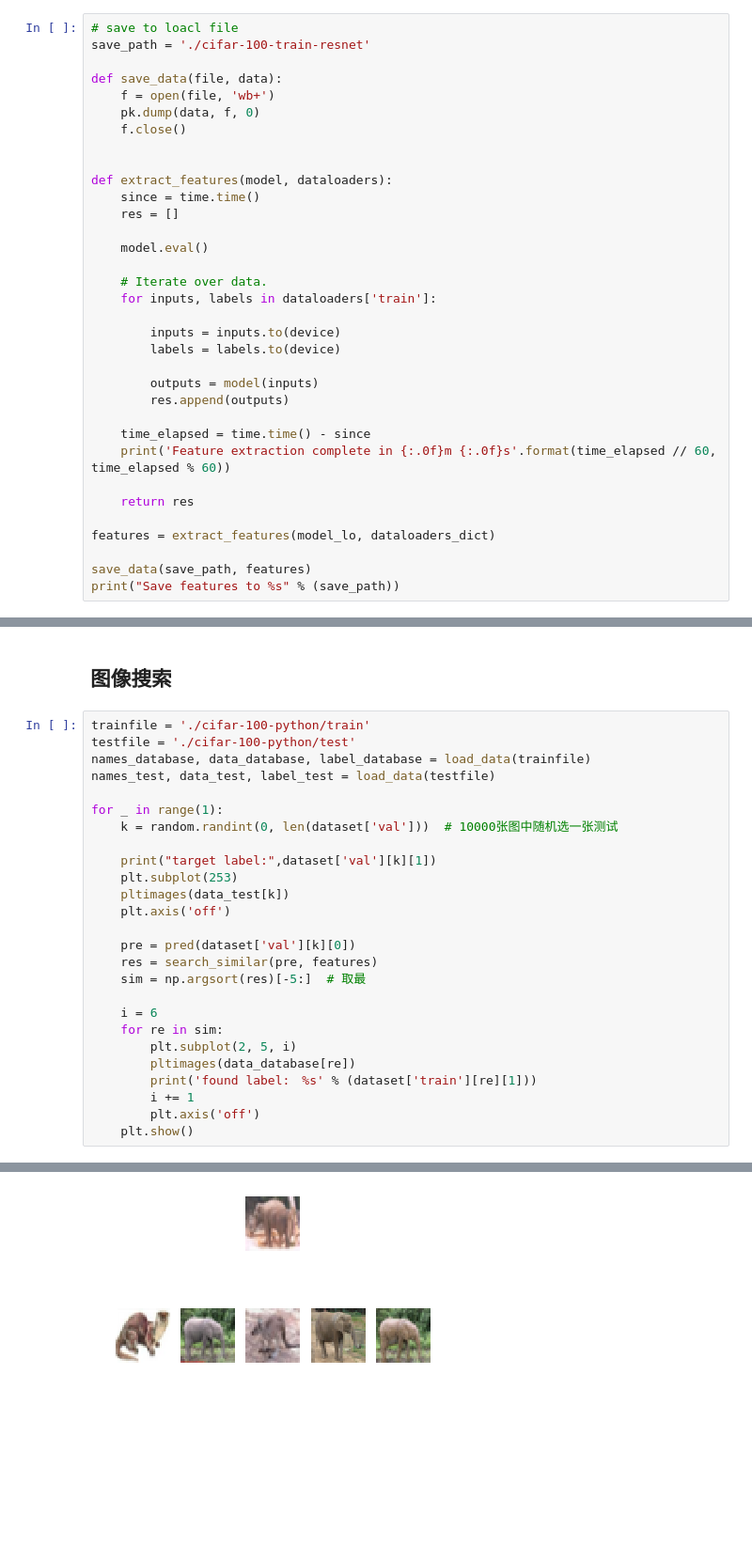
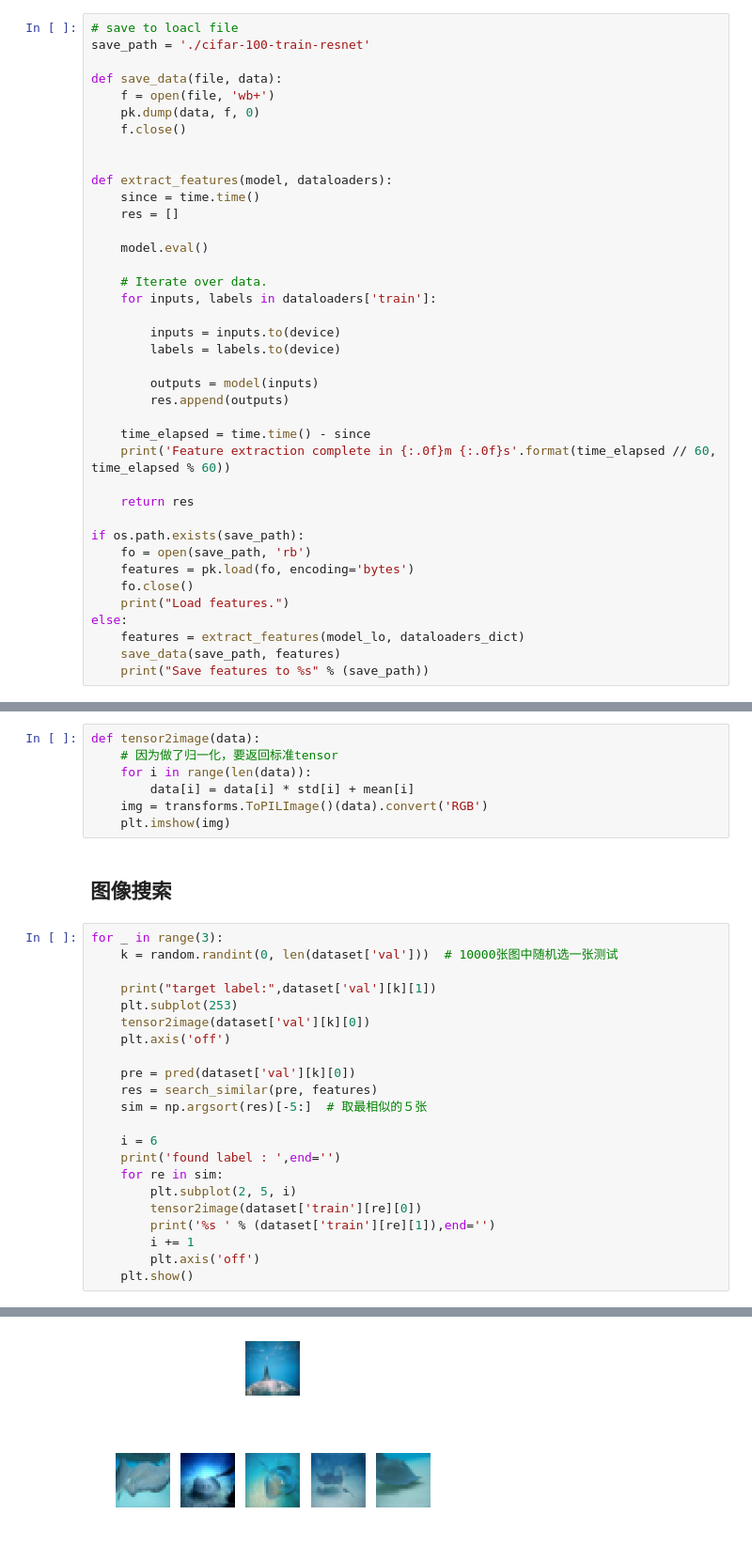
Before and after one commit to l-i-p-f/cbir_resnet, a Jupyter notebook: Cbir.ipynb, the cells around one changed output, grey strips where cells are left out. Shown at 94% size. Drawn from its saved outputs; the diff is of its cells as text; blank space fills up the shorter version.

Commit message:
Update cbir.ipynb: tensor to image

```diff
--- a/Cbir.ipynb
+++ b/Cbir.ipynb
@@ -128,10 +128,15 @@ def extract_features(model, dataloaders):
 
     return res
 
-features = extract_features(model_lo, dataloaders_dict)
-
-save_data(save_path, features)
-print("Save features to %s" % (save_path))
+if os.path.exists(save_path):
+    fo = open(save_path, 'rb')
+    features = pk.load(fo, encoding='bytes')
+    fo.close()
+    print("Load features.")
+else:
+    features = extract_features(model_lo, dataloaders_dict)
+    save_data(save_path, features)
+    print("Save features to %s" % (save_path))
 # %% [output]
 Feature extraction complete in 0m 10s
 Save features to ./cifar-100-train-resnet
@@ -198,28 +179,31 @@ def load_data(file):
+# %%
+def tensor2image(data):
+    # 因为做了归一化，要返回标准tensor
+    for i in range(len(data)):
+        data[i] = data[i] * std[i] + mean[i]
+    img = transforms.ToPILImage()(data).convert('RGB')
+    plt.imshow(img)
 # %% [markdown]
 ## 图像搜索
 # %%
-trainfile = './cifar-100-python/train'
-testfile = './cifar-100-python/test'
-names_database, data_database, label_database = load_data(trainfile)
-names_test, data_test, label_test = load_data(testfile)
-
-for _ in range(1):
+for _ in range(3):
     k = random.randint(0, len(dataset['val']))  # 10000张图中随机选一张测试
 
     print("target label:",dataset['val'][k][1])
     plt.subplot(253)
-    pltimages(data_test[k])
+    tensor2image(dataset['val'][k][0])
     plt.axis('off')
 
     pre = pred(dataset['val'][k][0])
     res = search_similar(pre, features)
-    sim = np.argsort(res)[-5:]  # 取最
+    sim = np.argsort(res)[-5:]  # 取最相似的５张
 
     i = 6
+    print('found label : ',end='')
     for re in sim:
         plt.subplot(2, 5, i)
-        pltimages(data_database[re])
-        print('found label:　%s' % (dataset['train'][re][1]))
+        tensor2image(dataset['train'][re][0])
+        print('%s ' % (dataset['train'][re][1]),end='')
         i += 1
         plt.axis('off')
     plt.show()
@@ -233 +213 @@ find label:31
-[figure, old version]
+[figure, new version]
```
Also changed, not shown: parts of 8 cells of this notebook.
